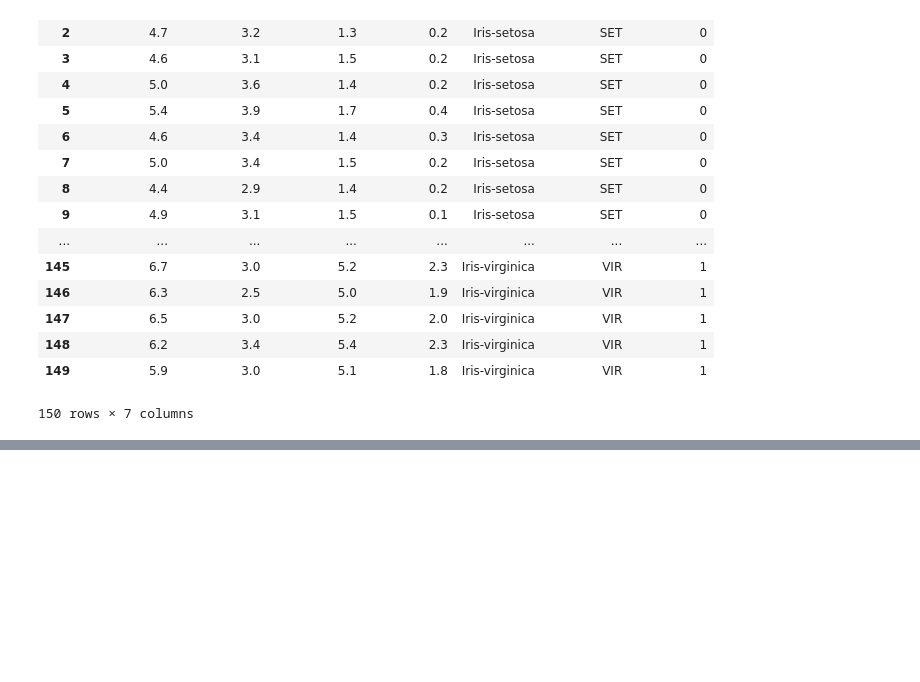
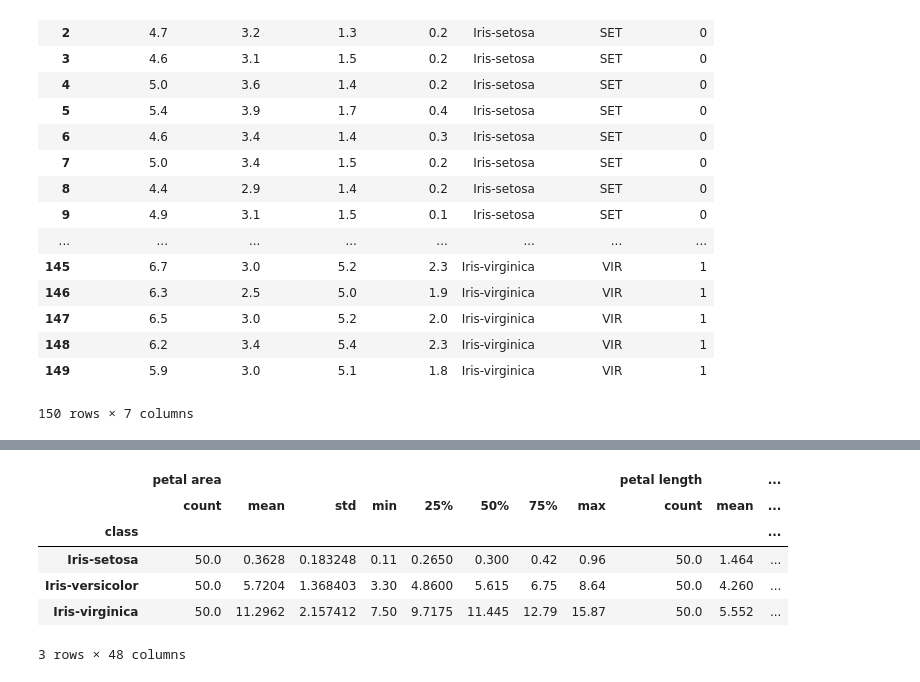
Before and after one commit to 384401056/PythonProject, a Jupyter notebook: 机器学习实践/03_Seaborn.ipynb, the cells around one changed output, grey strips where cells are left out. Cells and saved outputs as stored; diff of their text form; code cells hidden in the pictures; blank space fills up the shorter version.

```diff
--- a/机器学习实践/03_Seaborn.ipynb
+++ b/机器学习实践/03_Seaborn.ipynb
@@ -78,0 +138,11 @@ df
+# %%
+# 得到每个类别完全的描述性统计信息
+df.groupby('class').describe()
+# %% [output]
+|  | petal area |  |  |  |  |  |  |  | petal length |  | ... |
+|  | count | mean | std | min | 25% | 50% | 75% | max | count | mean | ... |
+| class |  |  |  |  |  |  |  |  |  |  | ... |
+| Iris-setosa | 50.0 | 0.3628 | 0.183248 | 0.11 | 0.2650 | 0.300 | 0.42 | 0.96 | 50.0 | 1.464 | ... |
+| Iris-versicolor | 50.0 | 5.7204 | 1.368403 | 3.30 | 4.8600 | 5.615 | 6.75 | 8.64 | 50.0 | 4.260 | ... |
+| Iris-virginica | 50.0 | 11.2962 | 2.157412 | 7.50 | 9.7175 | 11.445 | 12.79 | 15.87 | 50.0 | 5.552 | ... |
+3 rows × 48 columns
```
Also changed, not shown: parts of 8 cells of this notebook, 7 other files.
